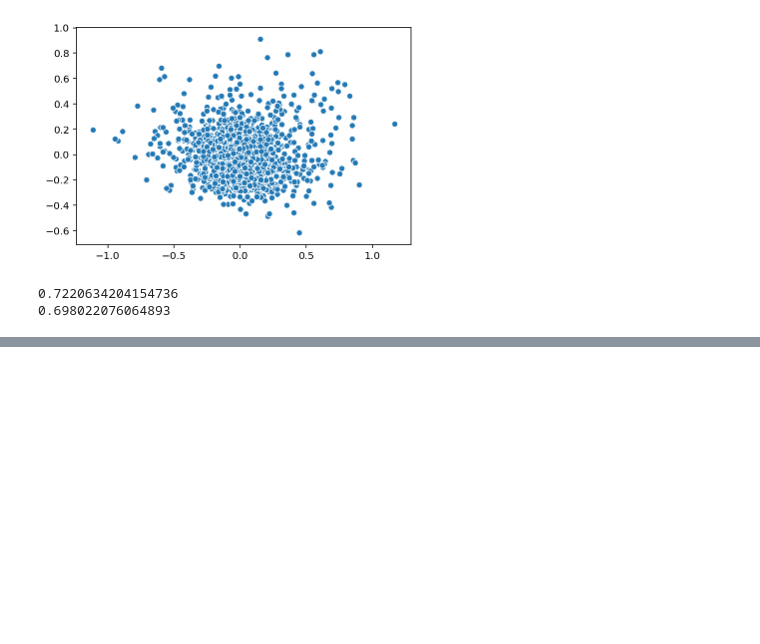
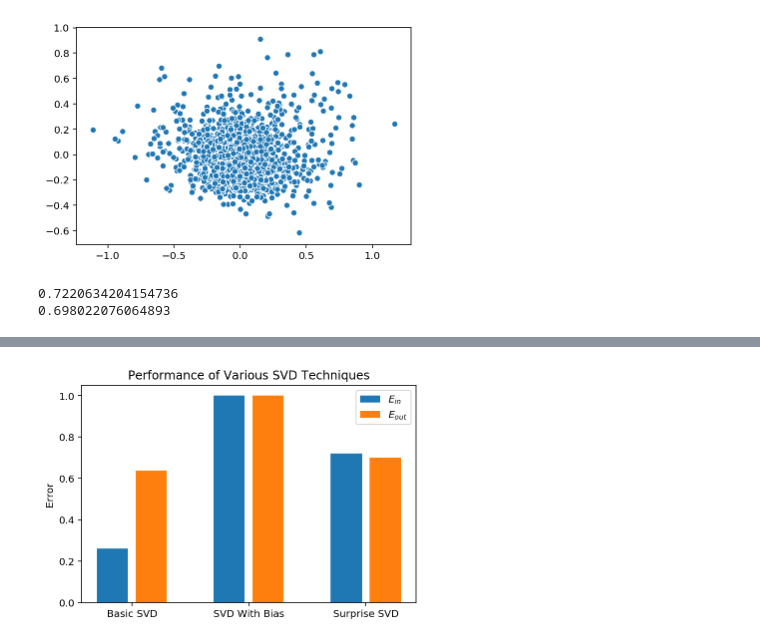
Before and after one commit to SaberaTalukder/Visualizations, a Jupyter notebook: 5.ipynb, the cells around one changed output, grey strips where cells are left out. Drawn from its saved outputs; the diff is of its cells as text; code cells hidden in the pictures; blank space fills up the shorter version.

```diff
--- a/5.ipynb
+++ b/5.ipynb
@@ -32,6 +32,7 @@ visualize_V(U,V)
 # %% [output]
 [figure]
 # %%
-print(err)
+print(e_in_base)
+e_out_base = hw5_version.get_err(U,V,Y_test)
 print(hw5_version.get_err(U,V,Y_test))
 # %% [output]
@@ -72,6 +73,7 @@ visualize_V(model.pu,model.qi)
 [figure]
 # %%
 print(e_in_sur)
+e_out_sur = surprise_version.get_err(model,Y_test)
 print(surprise_version.get_err(model,Y_test))
 # %% [output]
 0.7220634204154736
@@ -112,0 +127,23 @@ multi_vis(model.pu,model.qi,name='Surprise SVD')
+# %%
+
+#TODO: use the actual values for the bias
+e_in_bias = 1
+e_out_bias = 1
+temp = np.array([[e_in_base,e_out_base],[e_in_bias,e_out_bias],[e_in_sur,e_out_sur]])
+# for i in range(3):
+#     plt.bar(x=np.arange(-1,1)+i*3,height=temp[i,:])
+for i in range(2):
+    plt.bar(x=np.arange(0,3)*3+i-0.5,height=temp[:,i])
+    plt.legend(['$E_{in}$','$E_{out}$'])
+    plt.title('Performance of Various SVD Techniques')
+    plt.ylabel('Error')
+    plt.xticks(np.arange(0,3)*3, ['Basic SVD', 'SVD With Bias', 'Surprise SVD'])
+
+name = 'performace'
+plt.savefig(f'{name}.png')
+plt.savefig(f'{name}.pdf')
+# temp = np.array([e_in_base,e_out_base,e_in_bias,e_out_bias,e_in_sur,e_out_sur])
+# plt.bar(x=np.arange(0,6),height=temp)
+# sns.catplot(,,temp)
+# %% [output]
+[figure, added]
```
Also changed, not shown: parts of 4 cells of this notebook.
